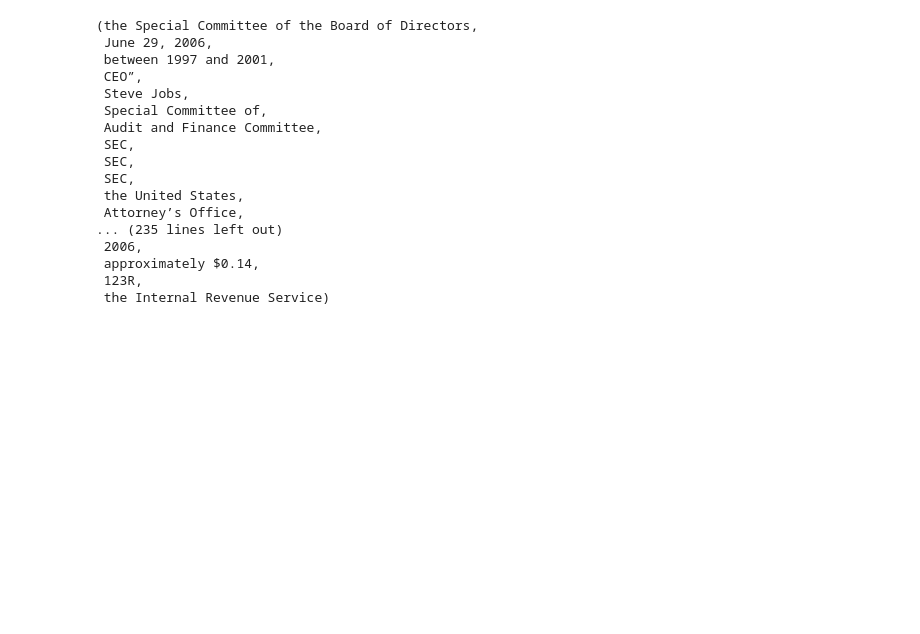
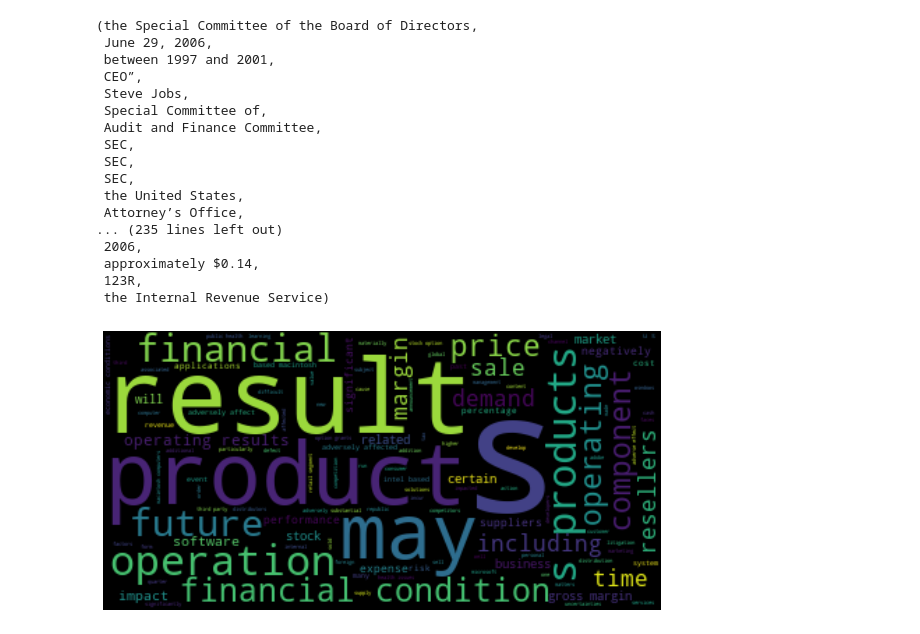
Before and after one commit to Dhruv26/10K-emerging-risk-detection, a Jupyter notebook: notebooks/risk_section_wordcloud.ipynb, the cells around one changed output. Saved outputs shown, nothing was run; the diff lists cells and outputs as text; code cells hidden in the pictures; blank space fills up the shorter version.

```diff
--- a/notebooks/risk_section_wordcloud.ipynb
+++ b/notebooks/risk_section_wordcloud.ipynb
@@ -57,3 +57,16 @@ doc.ents
  approximately $0.14,
  123R,
  the Internal Revenue Service)
+# %%
+STOPWORDS.add('company')
+# %%
+with open('..\\neg_sentences.txt', 'r') as f:
+    neg_sentences = f.read().replace('\n', ' ')
+# %%
+wordcloud = WordCloud(stopwords=STOPWORDS).generate(neg_sentences.lower())
+plt.figure(figsize=(10, 10))
+plt.imshow(wordcloud, interpolation="bilinear")
+plt.axis("off")
+plt.show()
+# %% [output]
+[figure, added]
```
Also changed, not shown: parts of 1 cell of this notebook, 2 other files.
